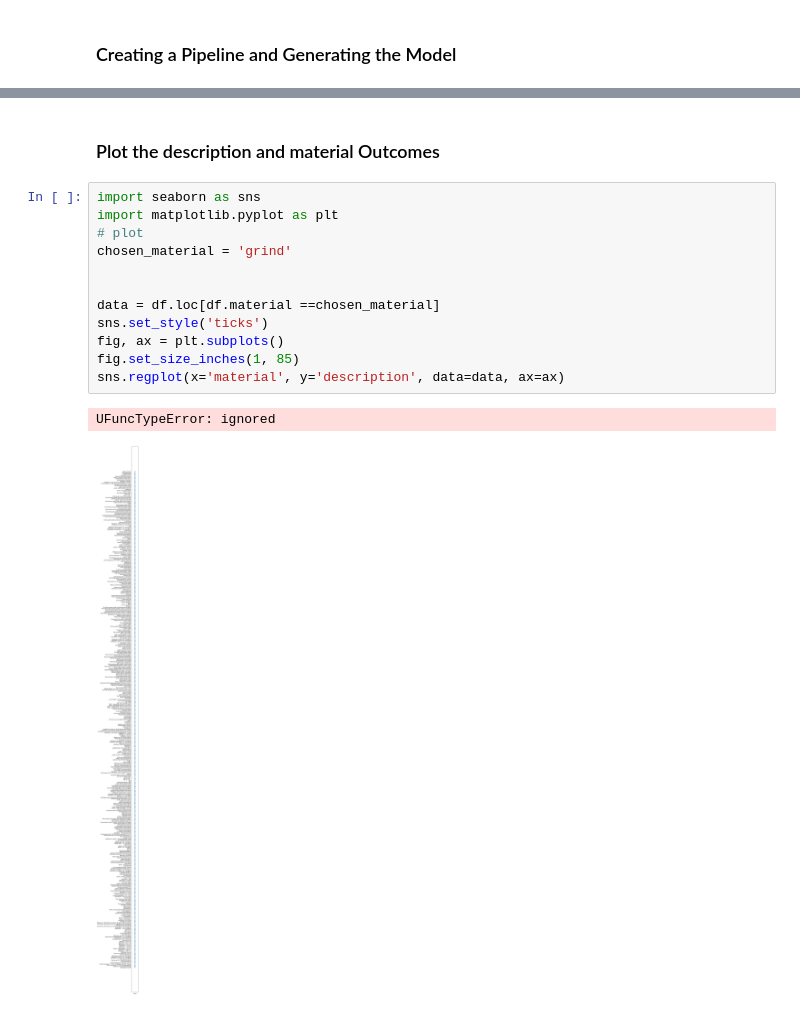
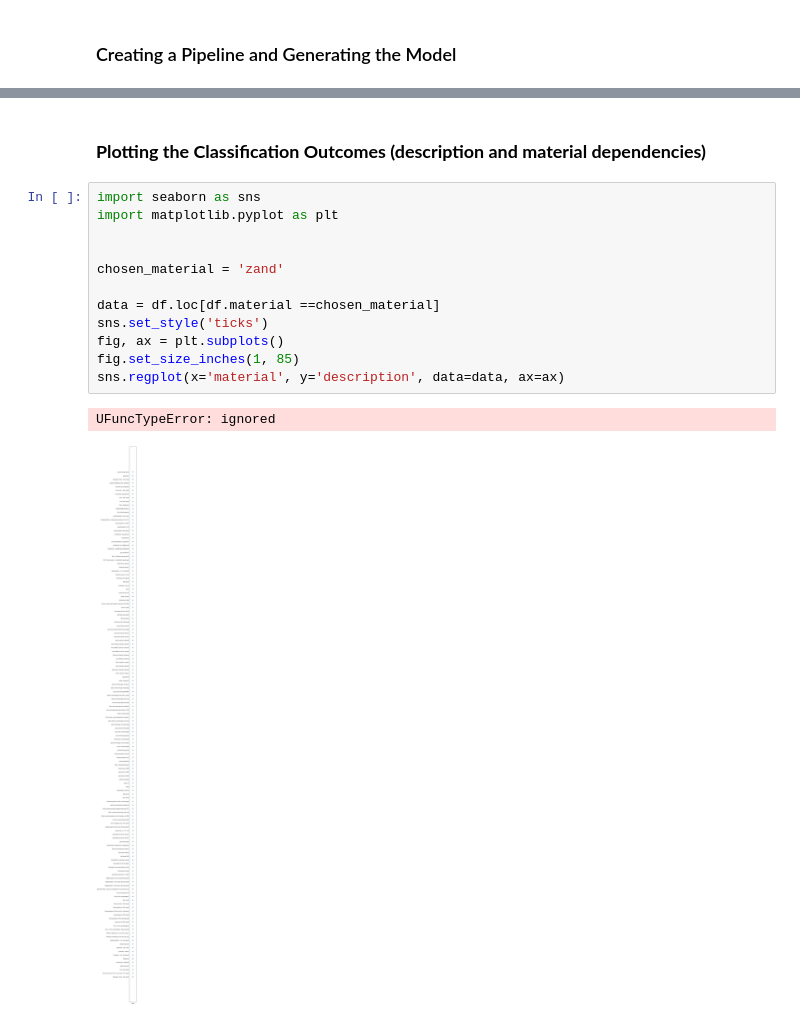
Before and after one commit to Yolantele/ML-data-clasifier, a Jupyter notebook: NL_SpaCy_ML_Classifier_for_Waste_Data_Augmentation.ipynb, the cells around one changed output, grey strips where cells are left out. Saved outputs shown, nothing was run; the diff lists cells and outputs as text.

```diff
--- a/NL_SpaCy_ML_Classifier_for_Waste_Data_Augmentation.ipynb
+++ b/NL_SpaCy_ML_Classifier_for_Waste_Data_Augmentation.ipynb
@@ -148,17 +246,17 @@ print(metrics.classification_report(y_test, predicted))
 # %% [markdown]
-### Plot the description and material Outcomes
+### **Plotting the Classification Outcomes (description and material dependencies)**
 # %%
 import seaborn as sns
 import matplotlib.pyplot as plt
-# plot
-chosen_material = 'grind'
 
+
+chosen_material = 'zand'
 
 data = df.loc[df.material ==chosen_material]
 sns.set_style('ticks')
 fig, ax = plt.subplots()
 fig.set_size_inches(1, 85)
 sns.regplot(x='material', y='description', data=data, ax=ax)
 # %% [output]
 UFuncTypeError: ignored
-[figure, old version]
+[figure, new version]
```
Also changed, not shown: parts of 15 cells of this notebook.
